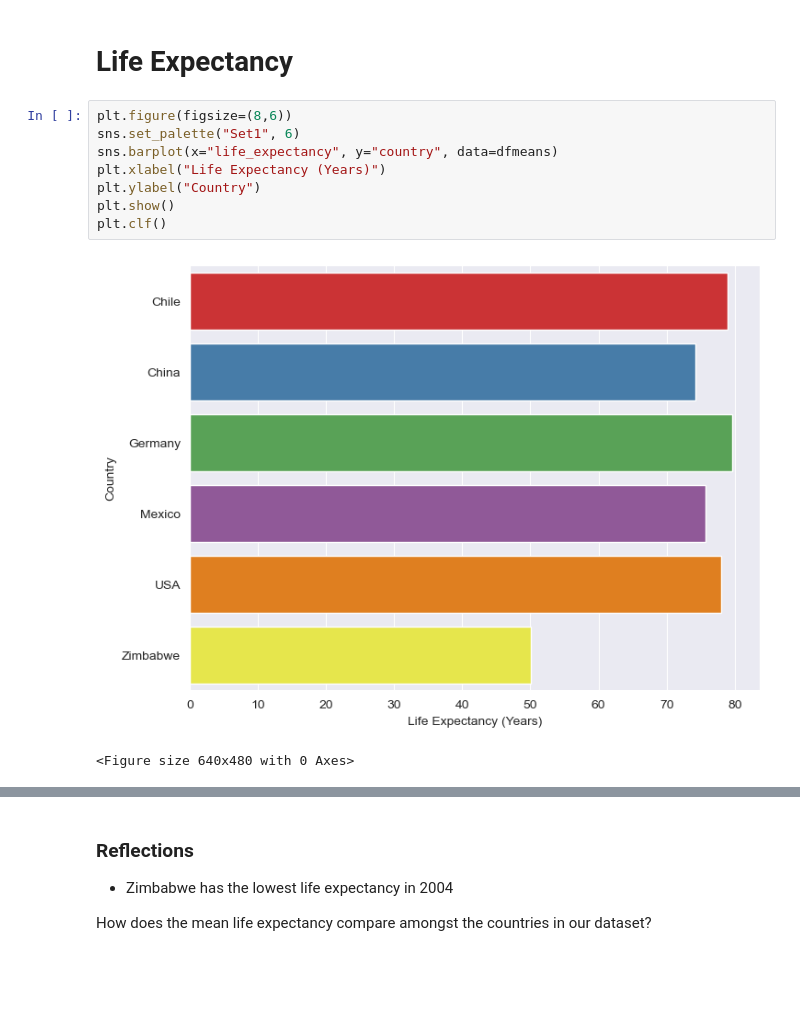
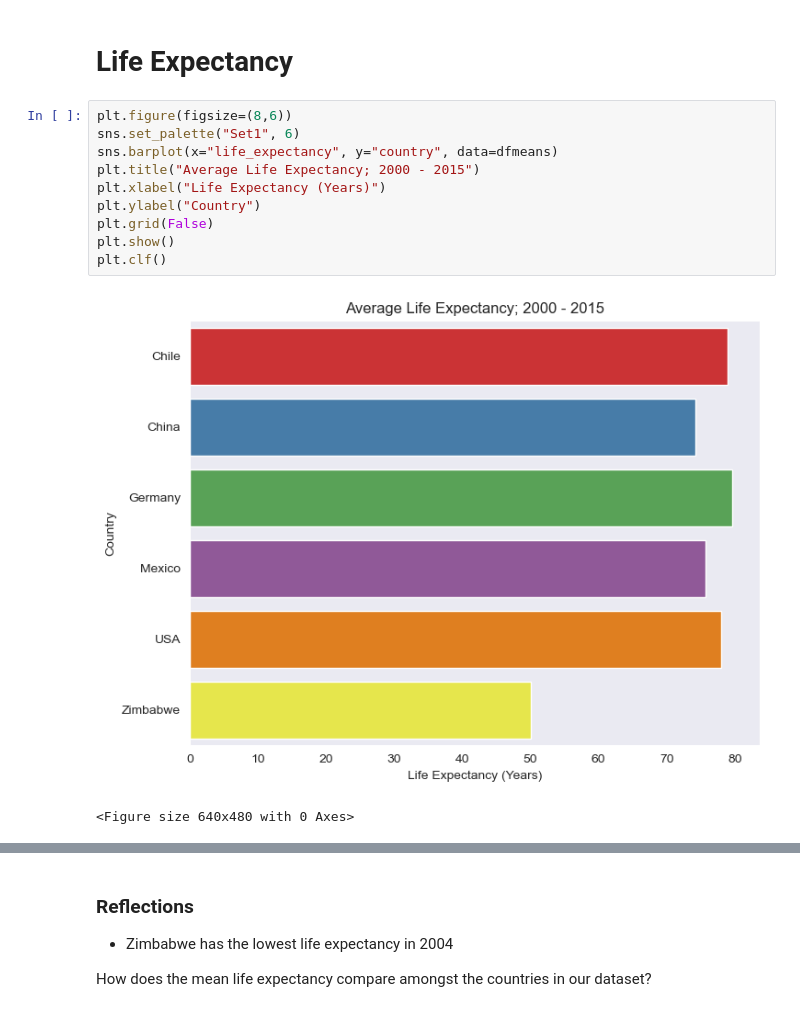
Before and after one commit to pineapple-bois/Life-Expectancy-and-GDP, a Jupyter notebook: life_expectancy_gdp.ipynb, the cells around one changed output, grey strips where cells are left out. Saved outputs shown, nothing was run; the diff lists cells and outputs as text; blank space fills up the shorter version.

Commit message:
Add Bar Charts for GDP and Life Expectancy

```diff
--- a/life_expectancy_gdp.ipynb
+++ b/life_expectancy_gdp.ipynb
@@ -201,13 +209,15 @@ plt.show()
 # %%
 plt.figure(figsize=(8,6))
 sns.set_palette("Set1", 6)
 sns.barplot(x="life_expectancy", y="country", data=dfmeans)
+plt.title("Average Life Expectancy; 2000 - 2015")
 plt.xlabel("Life Expectancy (Years)")
 plt.ylabel("Country")
+plt.grid(False)
 plt.show()
 plt.clf()
 # %% [output]
-[figure, old version]
+[figure, new version]
 <Figure size 640x480 with 0 Axes>
 # %%
 fig = plt.figure(figsize=(17, 15))
```
Also changed, not shown: parts of 11 cells of this notebook.
